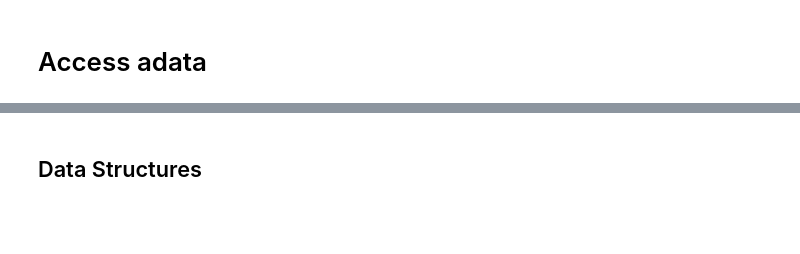
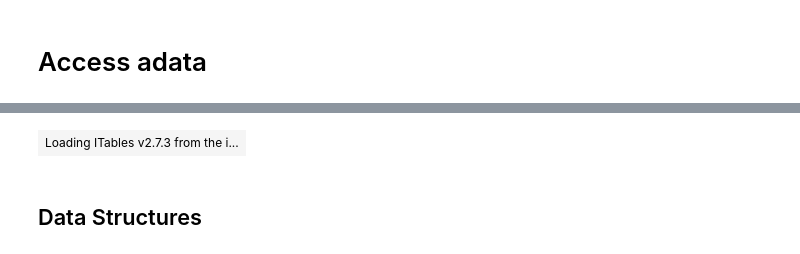
Before and after one commit to ethanhung11/spatial_seq, a Jupyter notebook: src/notebooks/single_cell/0.0-So.ipynb, the cells around one changed output, grey strips where cells are left out. Drawn from its saved outputs; the diff is of its cells as text; code cells hidden in the pictures; blank space fills up the shorter version.

```diff
--- a/src/notebooks/single_cell/0.0-So.ipynb
+++ b/src/notebooks/single_cell/0.0-So.ipynb
@@ -80,5 +78,7 @@ for ad in adatas:
     ).T
 # %%
 adata = sc.read_h5ad(
-    DATADIR / "processed" / "single cell" / "5_analysis" / "annotated.h5ad"
+    DATADIR / "processed" / "single_cell" / "combined" / "eWAT_Male.h5ad"
 )
+
+adata
@@ -96,3 +94,7 @@ AnnData object with n_obs × n_vars = 51860 × 21205
+# %%
+adata.obs = adata.obs.sort_values("Dataset")
+# %% [output]
+| Loading ITables v2.7.3 from the i... |
 # %% [markdown]
 ## Data Structures
 # %% [markdown]
```
Also changed, not shown: parts of 4 cells of this notebook, 12 other files.
